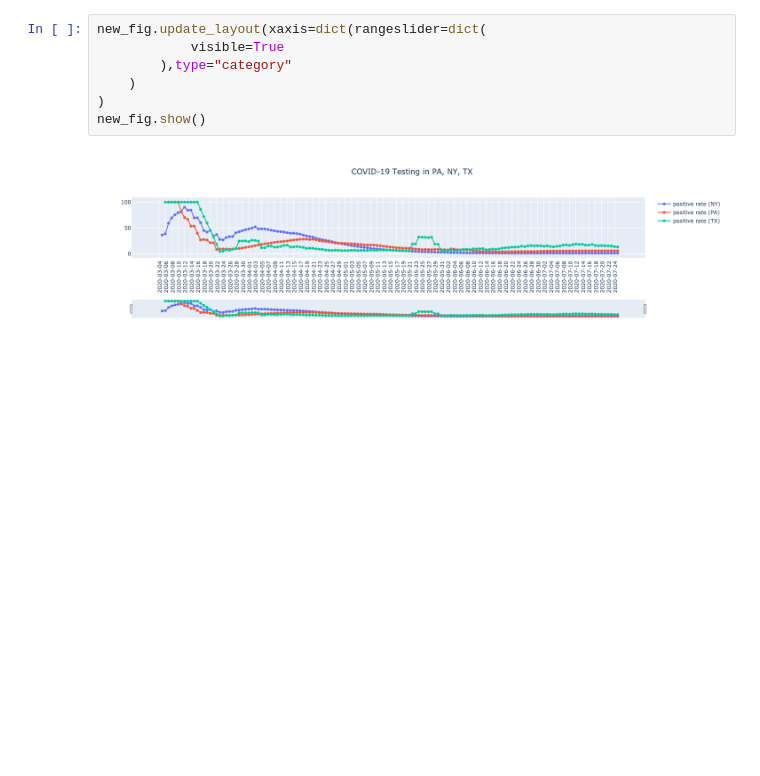
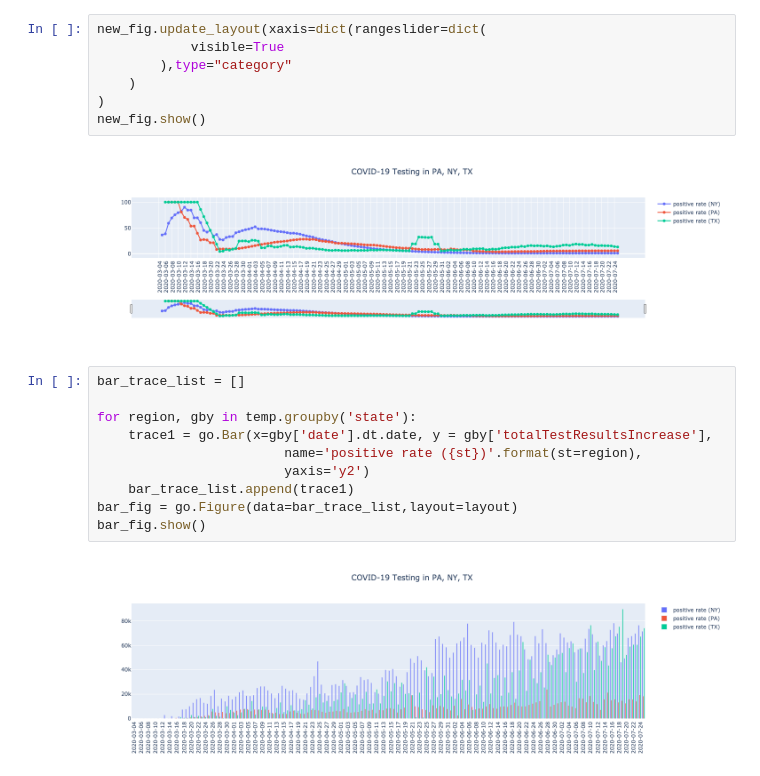
Before and after one commit to thoo/codelabs2020, a Jupyter notebook: week3/visualization.ipynb, the cells around one changed output. Saved outputs shown, nothing was run; the diff lists cells and outputs as text; blank space fills up the shorter version.

Commit message:
add visualizaiton with ploty

```diff
--- a/week3/visualization.ipynb
+++ b/week3/visualization.ipynb
@@ -107,3 +107,15 @@ new_fig.update_layout(xaxis=dict(rangeslider=dict(
 new_fig.show()
 # %% [output]
 [figure]
+# %%
+bar_trace_list = []
+
+for region, gby in temp.groupby('state'):
+    trace1 = go.Bar(x=gby['date'].dt.date, y = gby['totalTestResultsIncrease'],
+                        name='positive rate ({st})'.format(st=region),
+                        yaxis='y2')
+    bar_trace_list.append(trace1)
+bar_fig = go.Figure(data=bar_trace_list,layout=layout)
+bar_fig.show()
+# %% [output]
+[figure, added]
```
Also changed, not shown: parts of 1 cell of this notebook.
